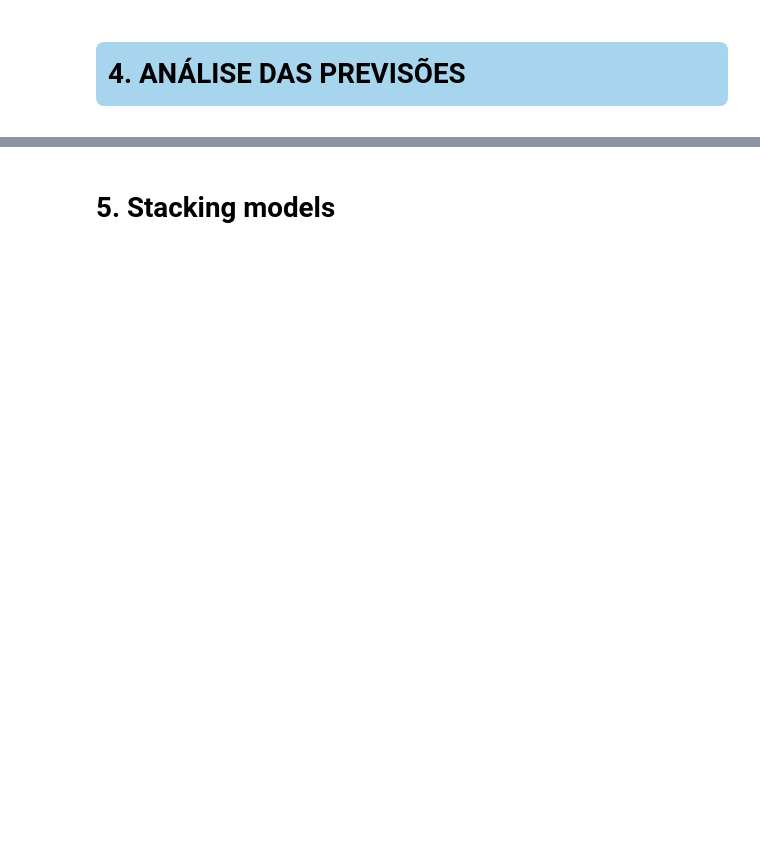
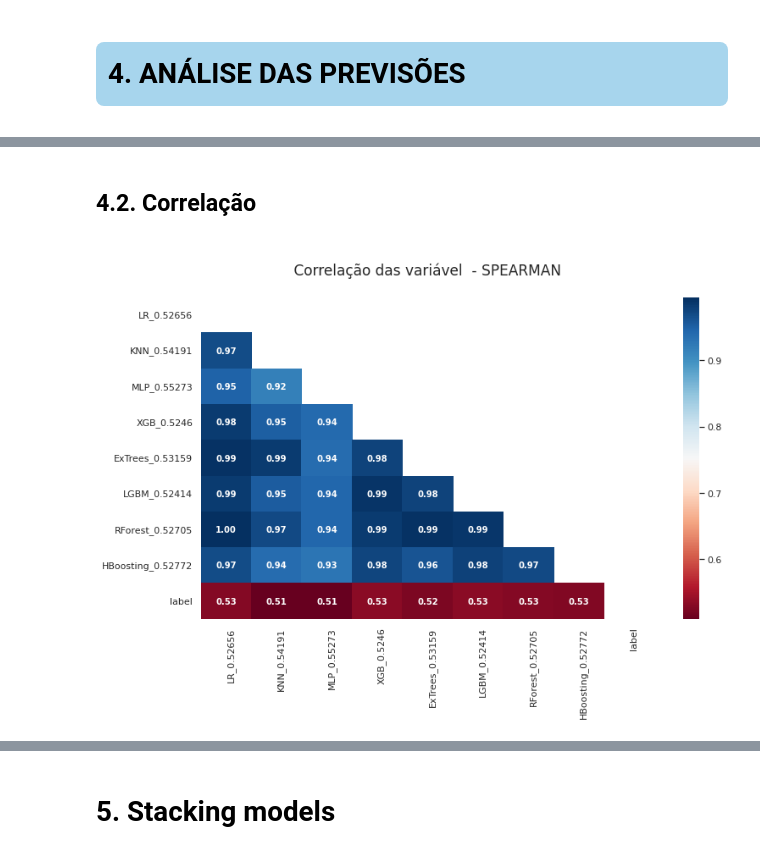
Before and after one commit to rogeriodelfim/Competicoes, a Jupyter notebook: Kaggle/Tabular Playground Series/2022/10 - Novembro/01. EDA.ipynb, the cells around one changed output, grey strips where cells are left out. Cells and saved outputs as stored; diff of their text form; code cells hidden in the pictures; blank space fills up the shorter version.

```diff
--- a/Kaggle/Tabular Playground Series/2022/10 - Novembro/01. EDA.ipynb
+++ b/Kaggle/Tabular Playground Series/2022/10 - Novembro/01. EDA.ipynb
@@ -1679,0 +1665,18 @@ A maioria dos modelos tem um boa calibração, exceto os modelos: MLP e XGB, em
+# %% [markdown]
+## 4.2. Correlação
+# %%
+plt.figure(figsize=(12,7))
+_ = df_pred_tr.copy()
+_[target] = y
+feature_corr = \
+    utility.graf_feature_corr(df_         = _,
+                              annot_      = True,
+                              threshold_  = .8,
+                              print_var_  = False,
+                              print_graf_ = True,
+                              mask_       = True,
+                              method_     = 'spearman'
+                              );
+utility.free_gpu_cache()
+# %% [output]
+[figure, added]
```
Also changed, not shown: parts of 53 cells of this notebook, 3 other files.
